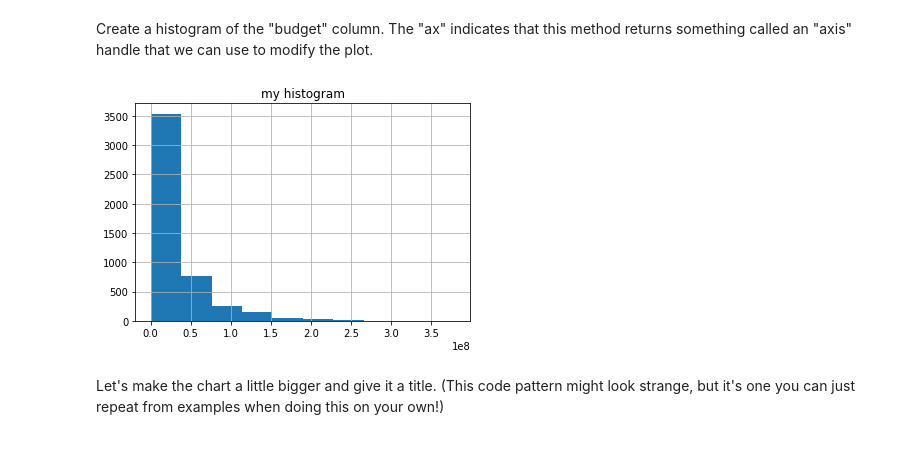
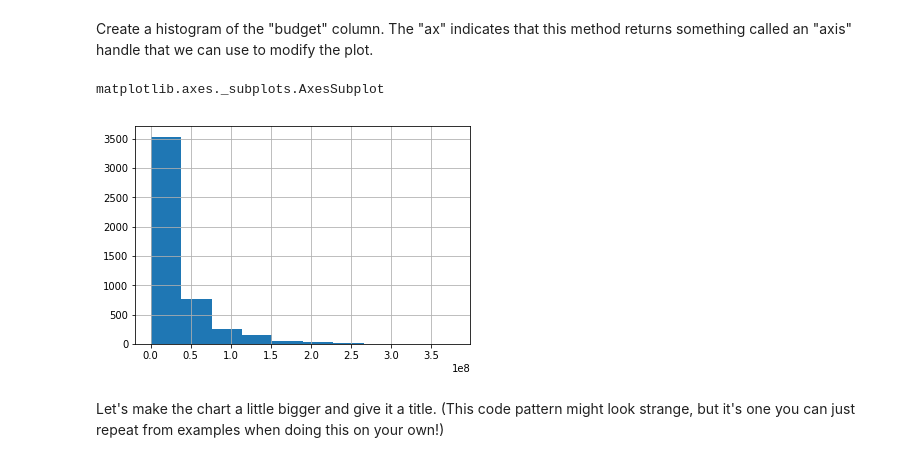
Before and after one commit to davebiagioni/sheets2df, a Jupyter notebook: notebooks/Examples/Exploratory Data Analysis - Completed.ipynb, the cells around one changed output. Cells and saved outputs as stored; diff of their text form; code cells hidden in the pictures.

```diff
--- a/notebooks/Examples/Exploratory Data Analysis - Completed.ipynb
+++ b/notebooks/Examples/Exploratory Data Analysis - Completed.ipynb
@@ -132,9 +213,10 @@ _ = df['revenue'].hist()
 Create a histogram of the "budget" column.  The "ax" indicates that this method returns something called an "axis" handle that we can use to modify the plot.
 # %%
 ax = df['budget'].hist()
-ax = ax.set_title('my histogram')
+type(ax)
 # %% [output]
+matplotlib.axes._subplots.AxesSubplot
-[figure, old version]
+[figure, new version]
 # %% [markdown]
 Let's make the chart a little bigger and give it a title.  (This code pattern might look strange, but it's one you can just repeat from examples when doing this on your own!)
 # %%
```
Also changed, not shown: parts of 24 cells of this notebook.
